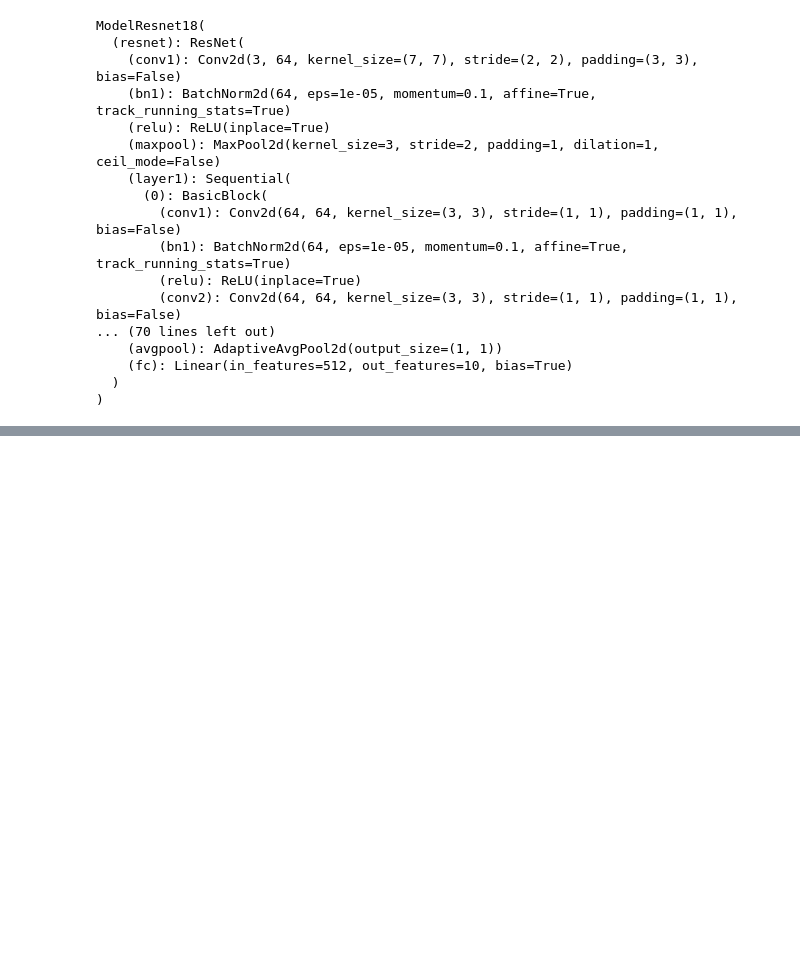
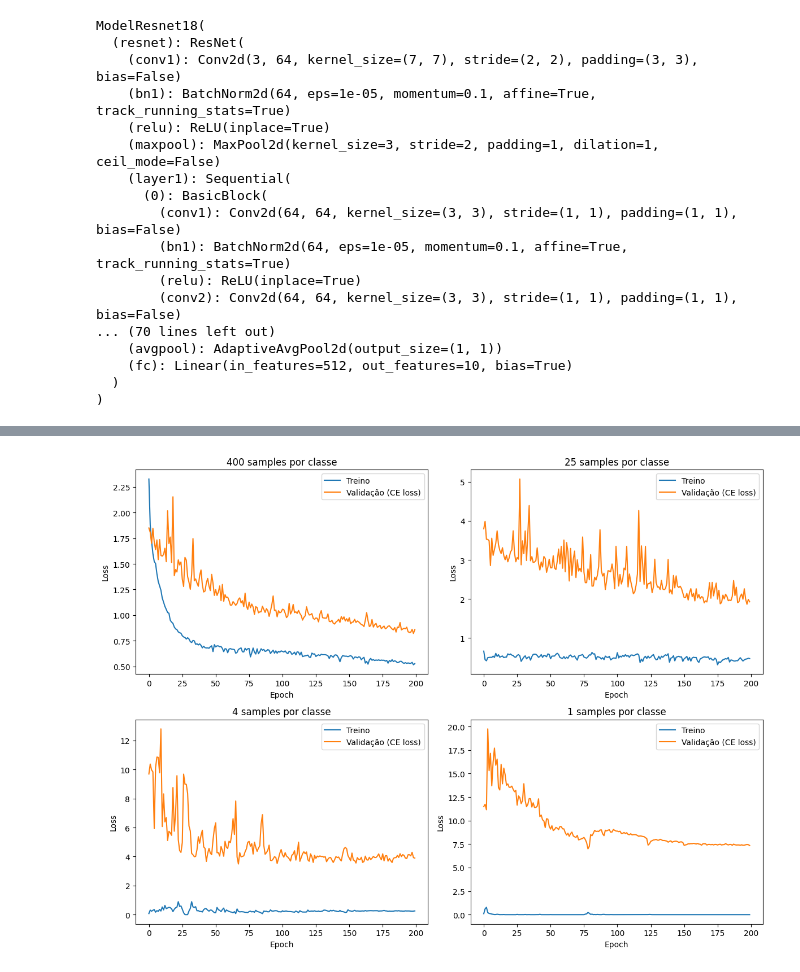
Before and after one commit to pedrotokar/deeplearning-assignments, a Jupyter notebook: Assignment 3/Deep Learning Assignment 3.ipynb, the cells around one changed output, grey strips where cells are left out. Saved outputs shown, nothing was run; the diff lists cells and outputs as text; code cells hidden in the pictures; blank space fills up the shorter version.

```diff
--- a/Assignment 3/Deep Learning Assignment 3.ipynb
+++ b/Assignment 3/Deep Learning Assignment 3.ipynb
@@ -509,6 +523,3 @@ torch.save(model.state_dict(), "modselo_prototipo_400_dnv.pth")
-# %%
-for i in range(len(trainer._history["val_loss"])):
-    trainer._history["val_loss"][i] = int(trainer._history["val_loss"][i])
 # %%
-with open("modelo_prototipo_400_dnv.json", "w") as f:
+with open("1_epoch.json", "w") as f:
     json.dump(trainer._history, f)
@@ -514,0 +530,52 @@ with open("modelo_prototipo_400_dnv.json", "w") as f:
+# %%
+with open("modelo_400_confidence.json", "r") as f:
+    historico_400 = json.load(f)
+
+with open("modelo_25_confidence.json", "r") as f:
+    historico_25 = json.load(f)
+
+with open("modelo_4_confidence.json", "r") as f:
+    historico_4 = json.load(f)
+
+with open("modelo_1.json", "r") as f:
+    historico_1 = json.load(f)
+# %%
+fig, axes = plt.subplots(2, 2, figsize=(12, 9))
+
+axes[0][0].plot(historico_400["train_loss"], label = "Treino")
+axes[0][0].plot(historico_400["val_loss"], label = "Validação (CE loss)")
+axes[0][0].set_title("400 samples por classe")
+axes[0][0].legend()
+axes[0][0].set_xlabel("Epoch")
+axes[0][0].set_ylabel("Loss")
+#axes[0][0].set_yscale("log")
+
+axes[0][1].plot(historico_25["train_loss"], label = "Treino")
+axes[0][1].plot(historico_25["val_loss"], label = "Validação (CE loss)")
+axes[0][1].set_title("25 samples por classe")
+axes[0][1].legend()
+axes[0][1].set_xlabel("Epoch")
+axes[0][1].set_ylabel("Loss")
+#axes[0][1].set_yscale("log")
+
+axes[1][0].plot(historico_4["train_loss"], label = "Treino")
+axes[1][0].plot(historico_4["val_loss"], label = "Validação (CE loss)")
+axes[1][0].set_title("4 samples por classe")
+axes[1][0].legend()
+axes[1][0].set_xlabel("Epoch")
+axes[1][0].set_ylabel("Loss")
+#axes[1][0].set_yscale("log")
+
+axes[1][1].plot(historico_1["train_loss"], label = "Treino")
+axes[1][1].plot(historico_1["val_loss"], label = "Validação (CE loss)")
+axes[1][1].set_title("1 samples por classe")
+axes[1][1].legend()
+axes[1][1].set_xlabel("Epoch")
+axes[1][1].set_ylabel("Loss")
+#axes[1][1].set_yscale("log")
+
+plt.tight_layout()
+
+plt.show()
+# %% [output]
+[figure, added]
```
Also changed, not shown: parts of 28 cells of this notebook, 2 other files.
